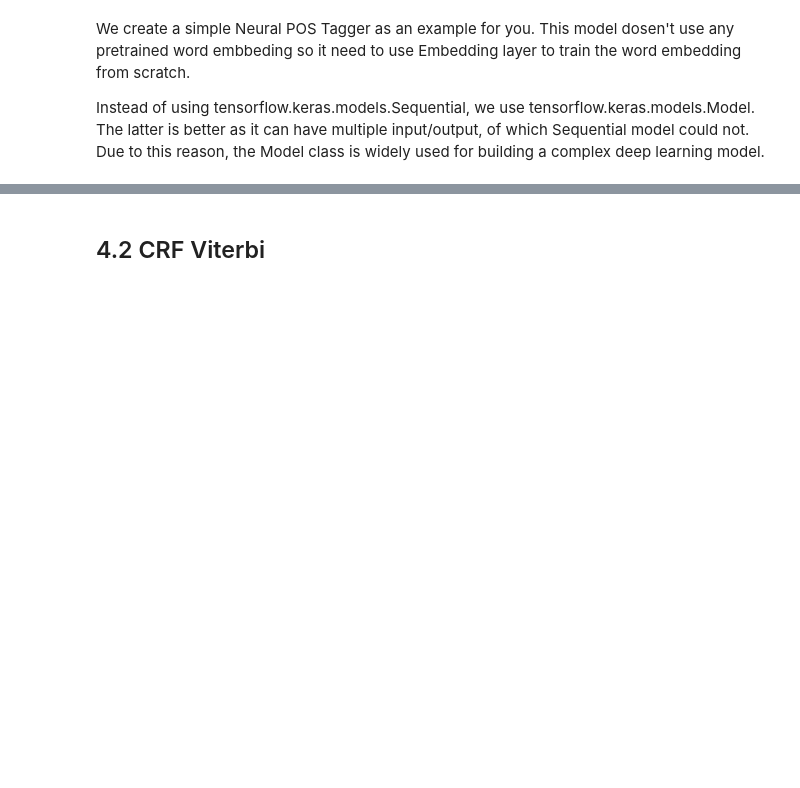
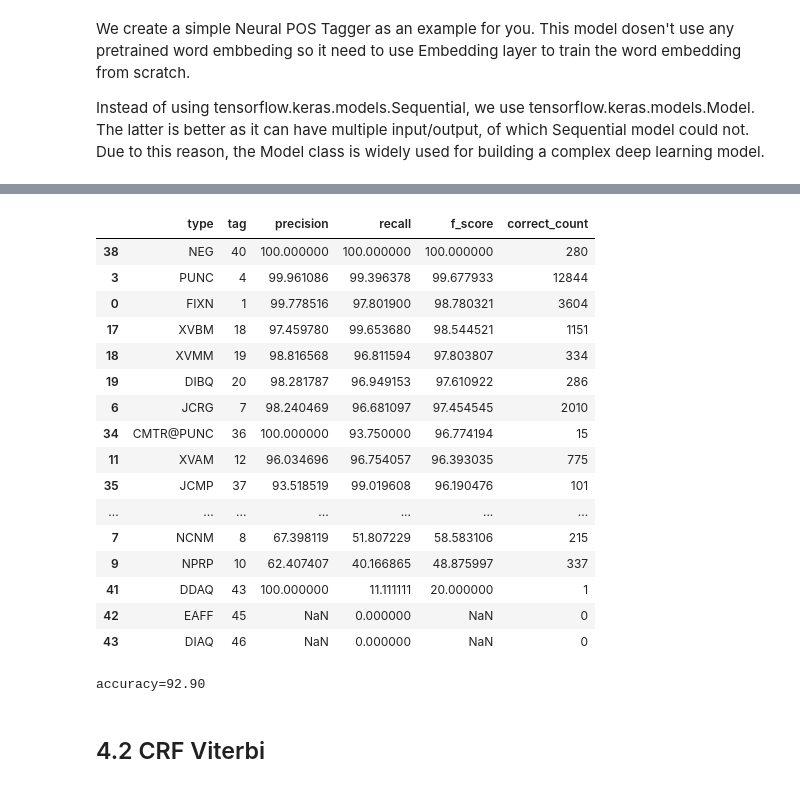
Before and after one commit to njrean/NLP_HW1, a Jupyter notebook: HW1.3_PoS tagging.ipynb, the cells around one changed output, grey strips where cells are left out. Saved outputs shown, nothing was run; the diff lists cells and outputs as text; code cells hidden in the pictures; blank space fills up the shorter version.

```diff
--- a/HW1.3_PoS tagging.ipynb
+++ b/HW1.3_PoS tagging.ipynb
@@ -51,7 +63,7 @@ yunk_emb
 Next, we load pretrained weight embedding using pickle. The pretrained weight is a dictionary which map a word to its embedding.
 # %%
 import pickle
-fp = open('basic_ff_embedding.pt', 'rb')
+fp = open('resources./basic_ff_embedding.pt', 'rb')
 embeddings = pickle.load(fp)
 fp.close()
 # %%
@@ -165,21 +208,27 @@ def evaluation_report(y_true, y_pred):
     eval_list = list()
     for tag in tag_list:
         eval_result = dict()
+        eval_result['type'] = list(filter(lambda x: label_to_idx[x] == tag, label_to_idx))[0]
         eval_result['tag'] = tag
         eval_result['correct_count'] = tag_info[tag]['correct_tagged']
-        precision = (tag_info[tag]['correct_tagged']/tag_info[tag]['y_pred'])*100 if tag_info[tag]['y_pred'] else '-'
-        recall = (tag_info[tag]['correct_tagged']/tag_info[tag]['y_true'])*100 if (tag_info[tag]['y_true'] > 0) else 0
+        precision = (tag_info[tag]['correct_tagged']/tag_info[tag]['y_pred'])*100 if tag_info[tag]['y_pred'] else None
+        recall = (tag_info[tag]['correct_tagged']/tag_info[tag]['y_true'])*100 if (tag_info[tag]['y_true'] > 0) else None
         eval_result['precision'] = precision
         eval_result['recall'] = recall
-        eval_result['f_score'] = (2*precision*recall)/(precision+recall) if (type(precision) is float and recall > 0) else '-'
+        eval_result['f_score'] = (2*precision*recall)/(precision+recall) if (type(precision) is float and recall > 0) else None
 
         eval_list.append(eval_result)
 
-    eval_list.append({'tag': 'accuracy=%.2f' % accuracy, 'correct_count': '', 'precision': '', 'recall': '', 'f_score': ''})
+    # eval_list.append({'tag': 'accuracy=%.2f' % accuracy, 'correct_count': 0, 'precision': 0, 'recall': 0, 'f_score': 0})
 
     df = pd.DataFrame.from_dict(eval_list)
-    df = df[['tag', 'precision', 'recall', 'f_score', 'correct_count']]
+    df = df[['type', 'tag', 'precision', 'recall', 'f_score', 'correct_count']]
+    df['f_score'] = df['f_score'].astype(float)
+    df.sort_values(by='f_score', inplace=True, ascending=False)
     display(df)
+    print('accuracy=%.2f' % accuracy)
+
+    return (df, accuracy)
 # %% [markdown]
 ## 4. Train a model
 # %%
@@ -213,0 +279,17 @@ model.fit(x_train,y_train,batch_size=64,epochs=10,verbose=1)
+# %%
+K.clear_session()
+print('start training')
+verbose = 1
+
+weight_no_crf = './model_PoS/my_pos_no_crf_manual_save/'
+
+callbacks_list_no_crf = [TensorBoard(log_dir='./Graph_PoS/no_crf', histogram_freq=1, write_graph=True, write_grads=False),]
+
+train_params = [(20, 64)]
+for (epochs, batch_size) in train_params:
+  print("train with {} epochs and {} batch size".format(epochs, batch_size))
+  model.fit(x_train, y_train,
+            epochs=epochs,
+            batch_size=batch_size,
+            verbose=verbose,
+            callbacks=callbacks_list_no_crf,)
@@ -214,7 +320,7 @@ model.fit(x_train,y_train,batch_size=64,epochs=10,verbose=1)
 # %%
-%%time
-#model.save_weights('/data/my_pos_no_crf.h5')
-#model.load_weights('/data/my_pos_no_crf.h5')
+model = models.load_model(weight_no_crf)
+
 y_pred=model.predict(x_test)
 ypred = [outputToLabel(y_pred[i],len(y_test[i])) for i in range(len(y_pred))]
-evaluation_report(y_test, ypred)
+df_tagger, acc_tagger = evaluation_report(y_test, ypred)
+# %% [output]
@@ -221,3 +328,21 @@ evaluation_report(y_test, ypred)
+|  | type | tag | precision | recall | f_score | correct_count |
+| 38 | NEG | 40 | 100.000000 | 100.000000 | 100.000000 | 280 |
+| 3 | PUNC | 4 | 99.961086 | 99.396378 | 99.677933 | 12844 |
+| 0 | FIXN | 1 | 99.778516 | 97.801900 | 98.780321 | 3604 |
+| 17 | XVBM | 18 | 97.459780 | 99.653680 | 98.544521 | 1151 |
+| 18 | XVMM | 19 | 98.816568 | 96.811594 | 97.803807 | 334 |
+| 19 | DIBQ | 20 | 98.281787 | 96.949153 | 97.610922 | 286 |
+| 6 | JCRG | 7 | 98.240469 | 96.681097 | 97.454545 | 2010 |
+| 34 | CMTR@PUNC | 36 | 100.000000 | 93.750000 | 96.774194 | 15 |
+| 11 | XVAM | 12 | 96.034696 | 96.754057 | 96.393035 | 775 |
+| 35 | JCMP | 37 | 93.518519 | 99.019608 | 96.190476 | 101 |
+| ... | ... | ... | ... | ... | ... | ... |
+| 7 | NCNM | 8 | 67.398119 | 51.807229 | 58.583106 | 215 |
+| 9 | NPRP | 10 | 62.407407 | 40.166865 | 48.875997 | 337 |
+| 41 | DDAQ | 43 | 100.000000 | 11.111111 | 20.000000 | 1 |
+| 42 | EAFF | 45 | NaN | 0.000000 | NaN | 0 |
+| 43 | DIAQ | 46 | NaN | 0.000000 | NaN | 0 |
+accuracy=92.90
 # %% [markdown]
 ## 4.2 CRF Viterbi
 # %% [markdown]
```
Also changed, not shown: parts of 57 cells of this notebook.
